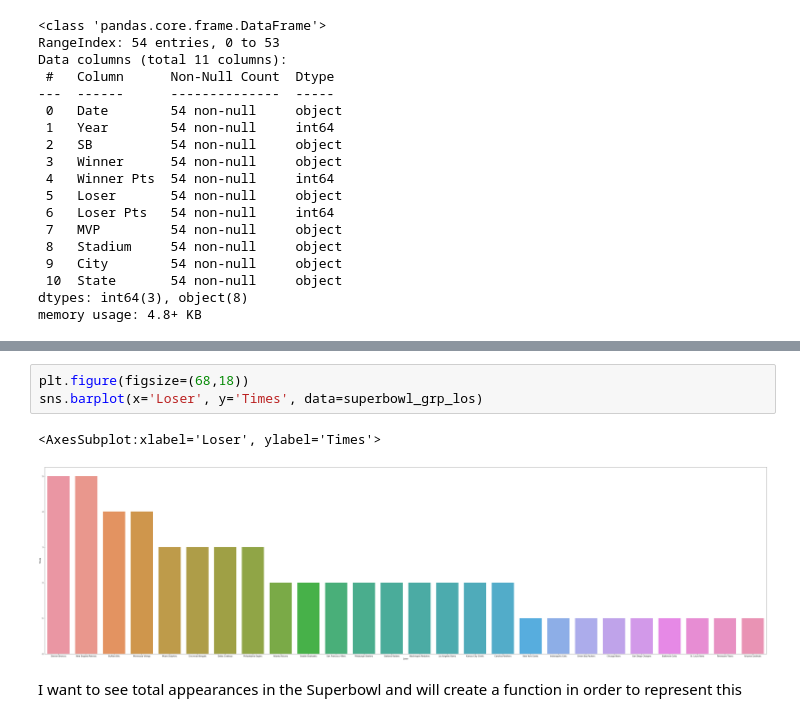
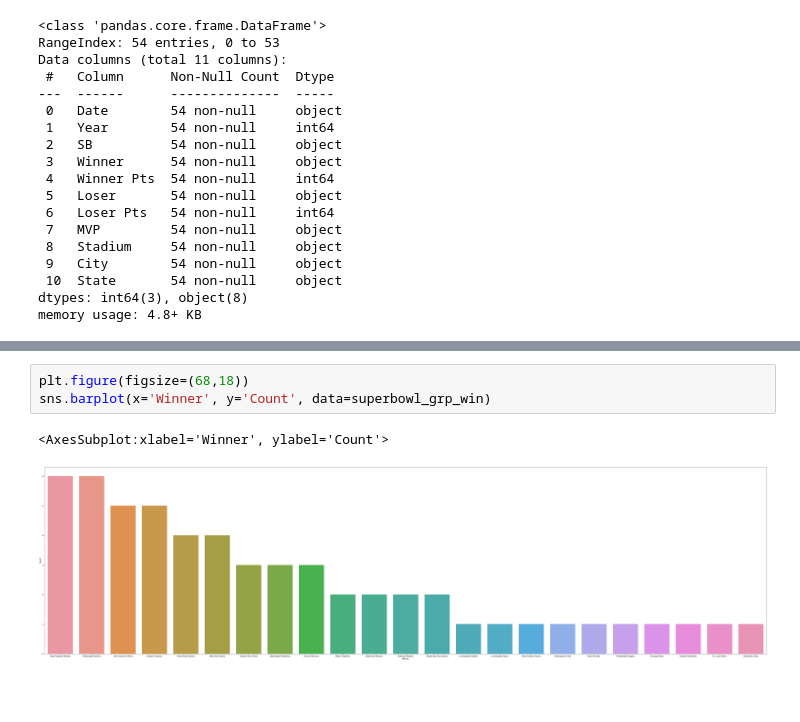
Before and after one commit to IssaFlynn/UCDPA_IssaFlynn, a Jupyter notebook: Project folder/UCDPA_IssaFlynn (2) (2).ipynb, the cells around one changed output, grey strips where cells are left out. Cells and saved outputs as stored; diff of their text form; blank space fills up the shorter version.

```diff
--- a/Project folder/UCDPA_IssaFlynn (2) (2).ipynb
+++ b/Project folder/UCDPA_IssaFlynn (2) (2).ipynb
@@ -185,8 +158,6 @@ superbowl_grp_los
-# %%
-plt.figure(figsize=(68,18))
-sns.barplot(x='Loser', y='Times', data=superbowl_grp_los)
-# %% [output]
-<AxesSubplot:xlabel='Loser', ylabel='Times'>
-[figure, removed]
-# %% [markdown]
-I want to see total appearances in the Superbowl and will create a function in order to represent this
+# %%
+plt.figure(figsize=(68,18))
+sns.barplot(x='Winner', y='Count', data=superbowl_grp_win)
+# %% [output]
+<AxesSubplot:xlabel='Winner', ylabel='Count'>
+[figure, added]
```
Also changed, not shown: parts of 14 cells of this notebook.
